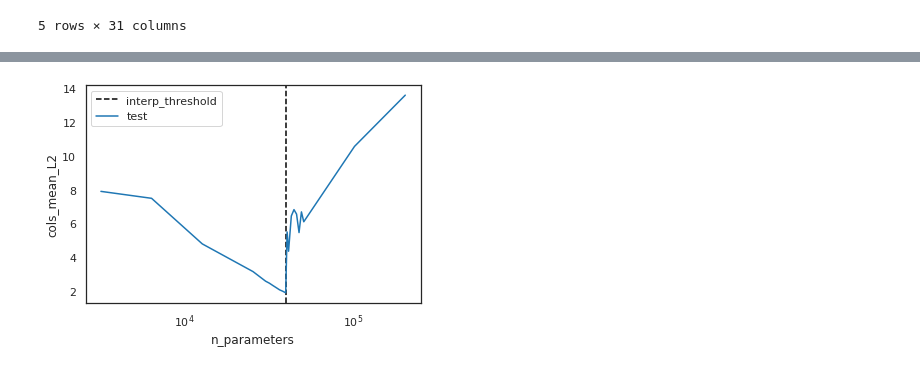
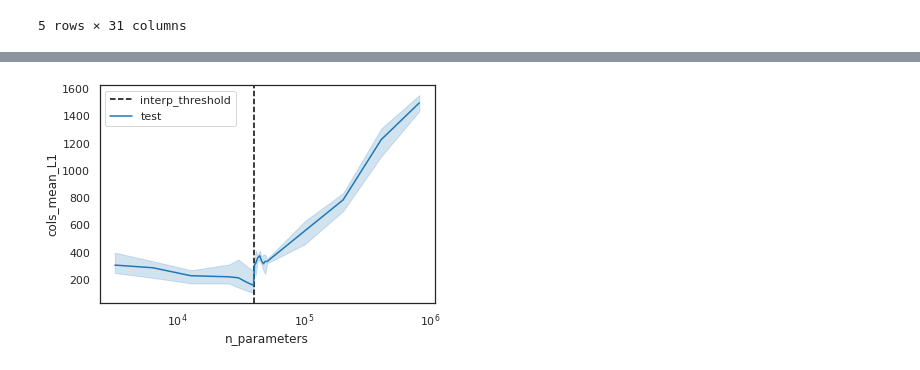
Before and after one commit to rflperry/double_descent, a Jupyter notebook: experiments/plot_mnist_results.ipynb, the cells around one changed output, grey strips where cells are left out. Cells and saved outputs as stored; diff of their text form; code cells hidden in the pictures.

Commit message:
belkin metric plots

```diff
--- a/experiments/plot_mnist_results.ipynb
+++ b/experiments/plot_mnist_results.ipynb
@@ -20,11 +20,12 @@ algo = "relu_regressor"
 dataset = "mnist"
 
 # Read
-df = pd.read_csv(f'./results/{dataset}/{dataset}_{algo}_results.csv')
+df = pd.read_csv(f'./results/{dataset}/{dataset}_{algo}_belkin_results.csv')
 
 # Define headers
-train_error = 'train_01_error'
-test_error = 'test_01_error'
+metric = "01_error"
+train_error = f'train_{metric}'
+test_error = f'test_{metric}'
 
 # Set to floats
 for col in df.columns:
@@ -41,7 +42,7 @@ df['generalization_gap'] = df[test_error] - df[train_error]
 #     ['model', 'n_train_samples', 'hidden_layer_dims'],
 #     as_index=False,
 # ).mean()
-# df['n_parameters'] = df['n_parameters'].astype(int)
+df['n_parameters'] = df['n_parameters'].astype(int)
 
 df.head(5)
 # %% [output]
@@ -131,19 +134,19 @@ display(corr_df)
 # %%
 sns.set_style('white')
 sns.set_context('notebook')
 
 plot_df = df
 
 fig, ax = plt.subplots(1, 1, sharex=True)
 
 ax.axvline(10*df['n_train_samples'].iloc[0], ls='--', c='black', label='interp_threshold')
 
 sns.lineplot(
-    data=plot_df, x='n_parameters', y='cols_mean_L2',
+    data=plot_df, x='n_parameters', y='cols_mean_L1',
     ax=ax, label='test')
 
 plt.xscale('log')
 plt.legend()
 plt.show()
 # %% [output]
-[figure, old version]
+[figure, new version]
```
Also changed, not shown: parts of 12 cells of this notebook, 7 other files.
